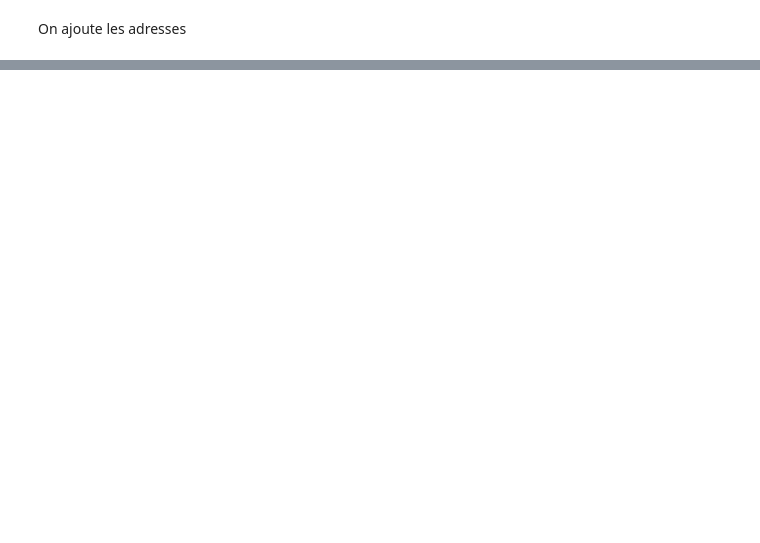
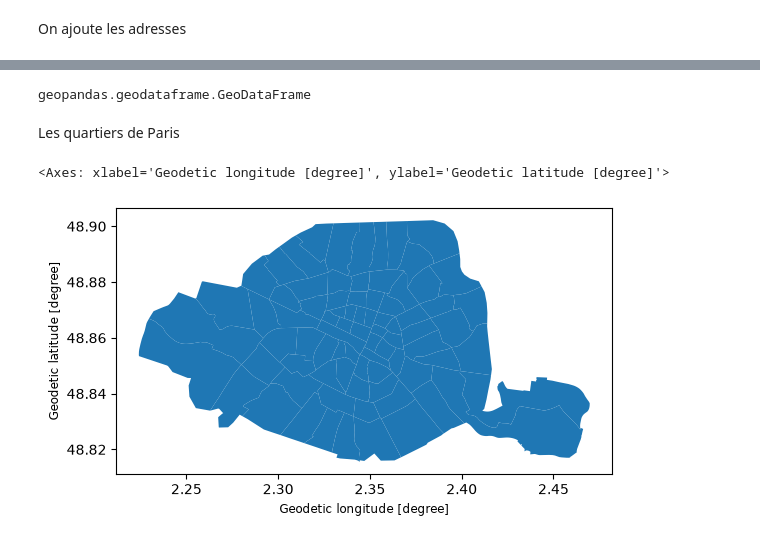
Before and after one commit to alexandreszsz/tp_geoloc, a Jupyter notebook: sheet1.ipynb, the cells around one changed output, grey strips where cells are left out. Drawn from its saved outputs; the diff is of its cells as text; code cells hidden in the pictures; blank space fills up the shorter version.

```diff
--- a/sheet1.ipynb
+++ b/sheet1.ipynb
@@ -295,0 +302,17 @@ map_small = map_addresses(addresses_small)
+# %%
+# ça se lit facilement
+quartiers = gpd.read_file("data/quartier_paris.zip", encoding="utf8")
+
+# et le résultat est .. une dataframe
+type(quartiers)
+# %% [output]
+geopandas.geodataframe.GeoDataFrame
+# %% [markdown]
+Les quartiers de Paris
+# %%
+# qu'on peut afficher normalement
+
+quartiers.plot()
+# %% [output]
+<Axes: xlabel='Geodetic longitude [degree]', ylabel='Geodetic latitude [degree]'>
+[figure, added]
```
Also changed, not shown: parts of 9 cells of this notebook, 2 other files.
